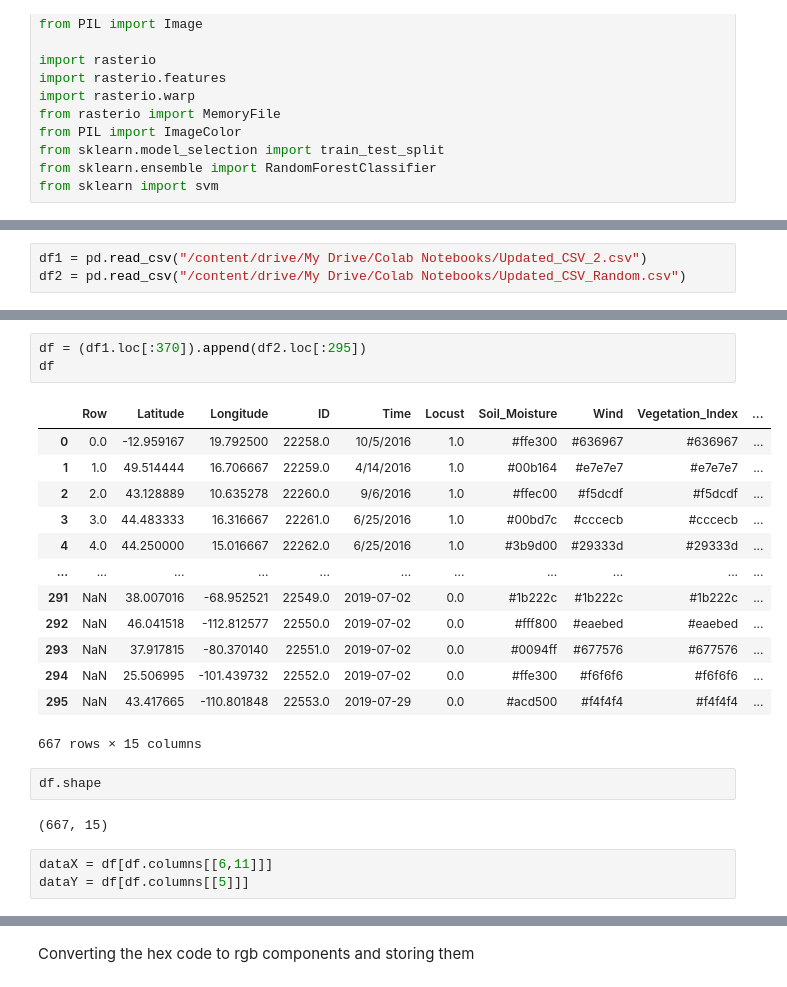
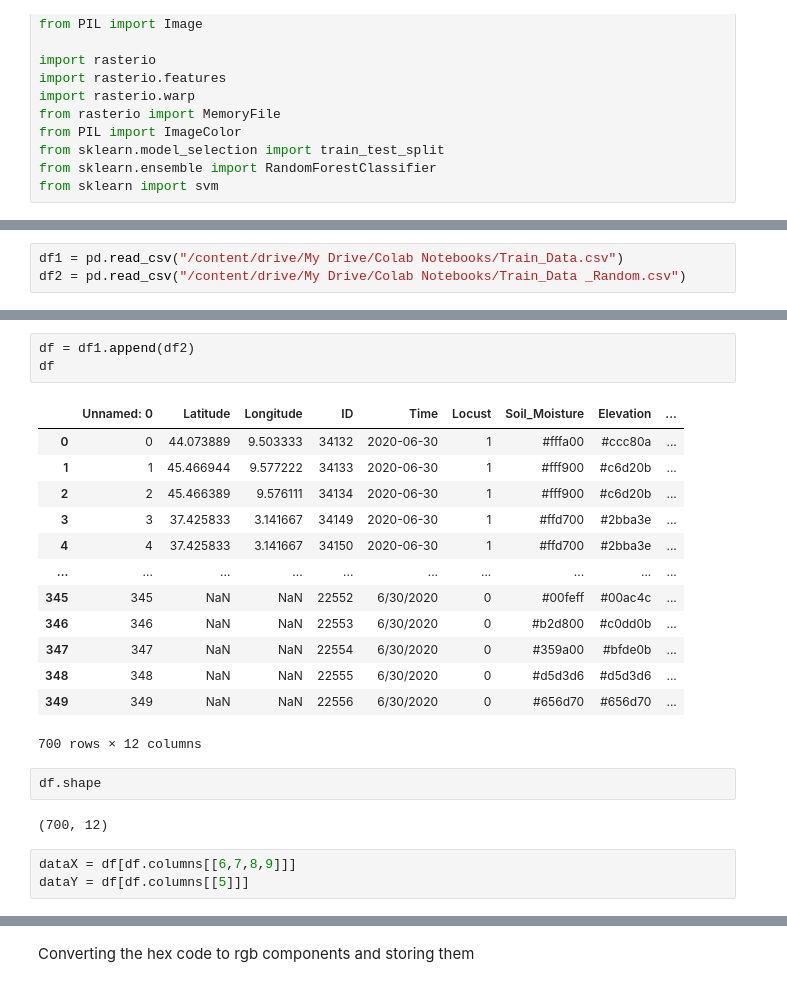
Before and after one commit to kvnyng/Project-L.O.C.U.S.T, a Jupyter notebook: Notebooks/ModelTraining.ipynb, the cells around one changed output, grey strips where cells are left out. Cells and saved outputs as stored; diff of their text form.

Commit message:
Updated training notebook

```diff
--- a/Notebooks/ModelTraining.ipynb
+++ b/Notebooks/ModelTraining.ipynb
@@ -44,7 +44,7 @@ Installing collected packages: click-plugins, snuggs, affine, cligj, rasterio
 Successfully installed affine-2.3.0 click-plugins-1.1.1 cligj-0.5.0 rasterio-1.1.7 snuggs-1.4.7
 # %%
-df1 = pd.read_csv("/content/drive/My Drive/Colab Notebooks/Updated_CSV_2.csv")
-df2 = pd.read_csv("/content/drive/My Drive/Colab Notebooks/Updated_CSV_Random.csv")
+df1 = pd.read_csv("/content/drive/My Drive/Colab Notebooks/Train_Data.csv")
+df2 = pd.read_csv("/content/drive/My Drive/Colab Notebooks/Train_Data _Random.csv")
 # %%
 df2.head()
 # %% [output]
@@ -66,26 +82,26 @@ df1.head()
 # %%
-df = (df1.loc[:370]).append(df2.loc[:295])
+df = df1.append(df2)
 df
 # %% [output]
-|  | Row | Latitude | Longitude | ID | Time | Locust | Soil_Moisture | Wind | Vegetation_Index | ... |
-| 0 | 0.0 | -12.959167 | 19.792500 | 22258.0 | 10/5/2016 | 1.0 | #ffe300 | #636967 | #636967 | ... |
-| 1 | 1.0 | 49.514444 | 16.706667 | 22259.0 | 4/14/2016 | 1.0 | #00b164 | #e7e7e7 | #e7e7e7 | ... |
-| 2 | 2.0 | 43.128889 | 10.635278 | 22260.0 | 9/6/2016 | 1.0 | #ffec00 | #f5dcdf | #f5dcdf | ... |
-| 3 | 3.0 | 44.483333 | 16.316667 | 22261.0 | 6/25/2016 | 1.0 | #00bd7c | #cccecb | #cccecb | ... |
-| 4 | 4.0 | 44.250000 | 15.016667 | 22262.0 | 6/25/2016 | 1.0 | #3b9d00 | #29333d | #29333d | ... |
-| ... | ... | ... | ... | ... | ... | ... | ... | ... | ... | ... |
-| 291 | NaN | 38.007016 | -68.952521 | 22549.0 | 2019-07-02 | 0.0 | #1b222c | #1b222c | #1b222c | ... |
-| 292 | NaN | 46.041518 | -112.812577 | 22550.0 | 2019-07-02 | 0.0 | #fff800 | #eaebed | #eaebed | ... |
-| 293 | NaN | 37.917815 | -80.370140 | 22551.0 | 2019-07-02 | 0.0 | #0094ff | #677576 | #677576 | ... |
-| 294 | NaN | 25.506995 | -101.439732 | 22552.0 | 2019-07-02 | 0.0 | #ffe300 | #f6f6f6 | #f6f6f6 | ... |
-| 295 | NaN | 43.417665 | -110.801848 | 22553.0 | 2019-07-29 | 0.0 | #acd500 | #f4f4f4 | #f4f4f4 | ... |
+|  | Unnamed: 0 | Latitude | Longitude | ID | Time | Locust | Soil_Moisture | Elevation | ... |
+| 0 | 0 | 44.073889 | 9.503333 | 34132 | 2020-06-30 | 1 | #fffa00 | #ccc80a | ... |
+| 1 | 1 | 45.466944 | 9.577222 | 34133 | 2020-06-30 | 1 | #fff900 | #c6d20b | ... |
+| 2 | 2 | 45.466389 | 9.576111 | 34134 | 2020-06-30 | 1 | #fff900 | #c6d20b | ... |
+| 3 | 3 | 37.425833 | 3.141667 | 34149 | 2020-06-30 | 1 | #ffd700 | #2bba3e | ... |
+| 4 | 4 | 37.425833 | 3.141667 | 34150 | 2020-06-30 | 1 | #ffd700 | #2bba3e | ... |
+| ... | ... | ... | ... | ... | ... | ... | ... | ... | ... |
+| 345 | 345 | NaN | NaN | 22552 | 6/30/2020 | 0 | #00feff | #00ac4c | ... |
+| 346 | 346 | NaN | NaN | 22553 | 6/30/2020 | 0 | #b2d800 | #c0dd0b | ... |
+| 347 | 347 | NaN | NaN | 22554 | 6/30/2020 | 0 | #359a00 | #bfde0b | ... |
+| 348 | 348 | NaN | NaN | 22555 | 6/30/2020 | 0 | #d5d3d6 | #d5d3d6 | ... |
+| 349 | 349 | NaN | NaN | 22556 | 6/30/2020 | 0 | #656d70 | #656d70 | ... |
-667 rows × 15 columns
+700 rows × 12 columns
 # %%
 df.shape
 # %% [output]
-(667, 15)
+(700, 12)
 # %%
-dataX = df[df.columns[[6,11]]]
+dataX = df[df.columns[[6,7,8,9]]]
 dataY = df[df.columns[[5]]]
 # %%
 dataX.head()
```
Also changed, not shown: parts of 26 cells of this notebook.
